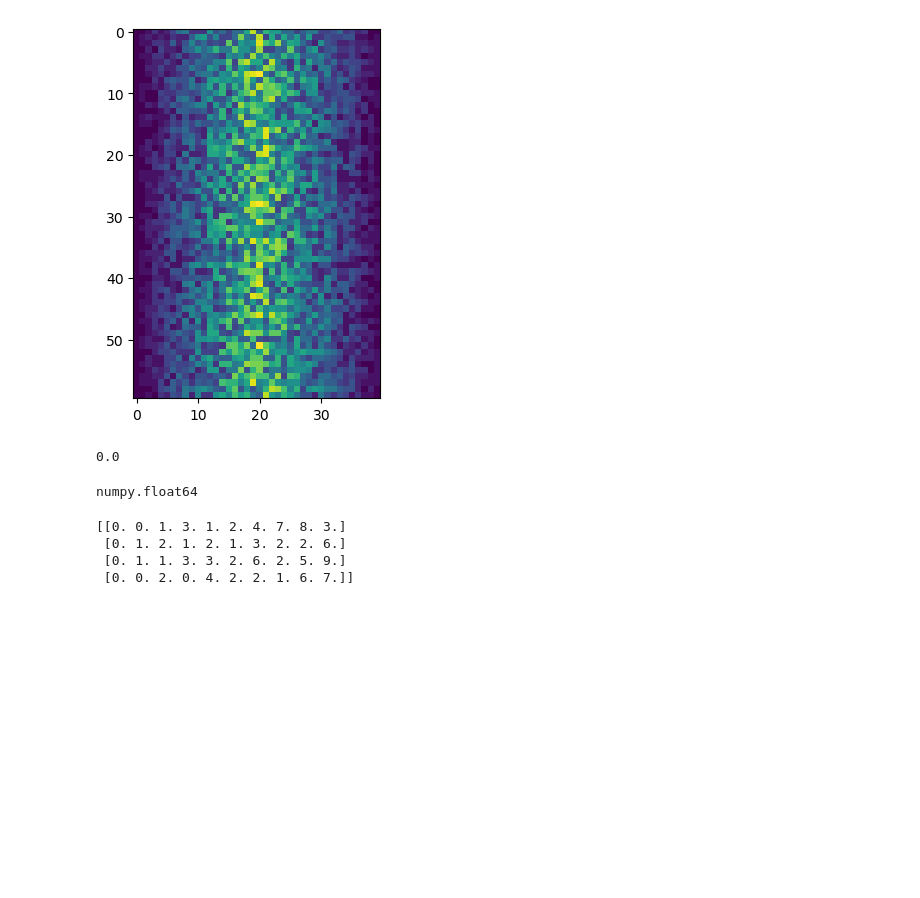
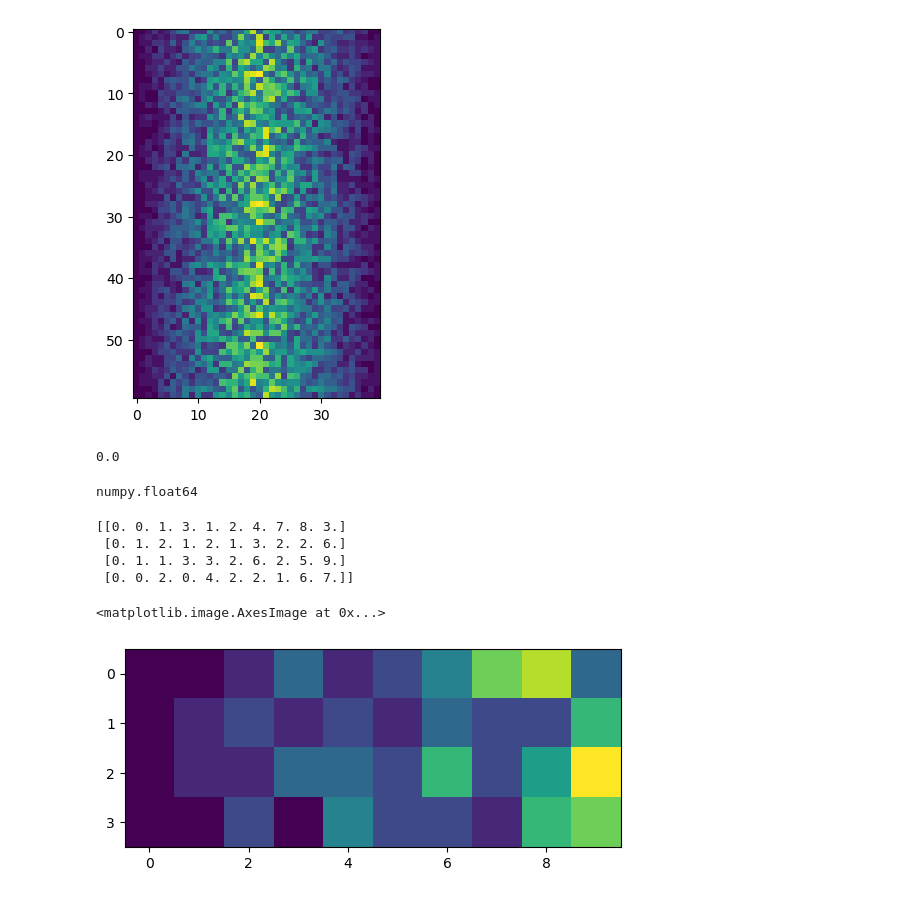
Before and after one commit to 4TUResearchData-Carpentries/gitautopush-sandbox, a Jupyter notebook: Python_day1.ipynb, the cells around one changed output. Saved outputs shown, nothing was run; the diff lists cells and outputs as text; code cells hidden in the pictures; blank space fills up the shorter version.

```diff
--- a/Python_day1.ipynb
+++ b/Python_day1.ipynb
@@ -304,4 +304,7 @@ print(data_select)
  [0. 1. 1. 3. 3. 2. 6. 2. 5. 9.]
  [0. 0. 2. 0. 4. 2. 2. 1. 6. 7.]]
 # %%
-plt.imshow(data)
+plt.imshow(data_select)
+# %% [output]
+<matplotlib.image.AxesImage at 0x...>
+[figure, added]
```
Also changed, not shown: parts of 2 cells of this notebook.
